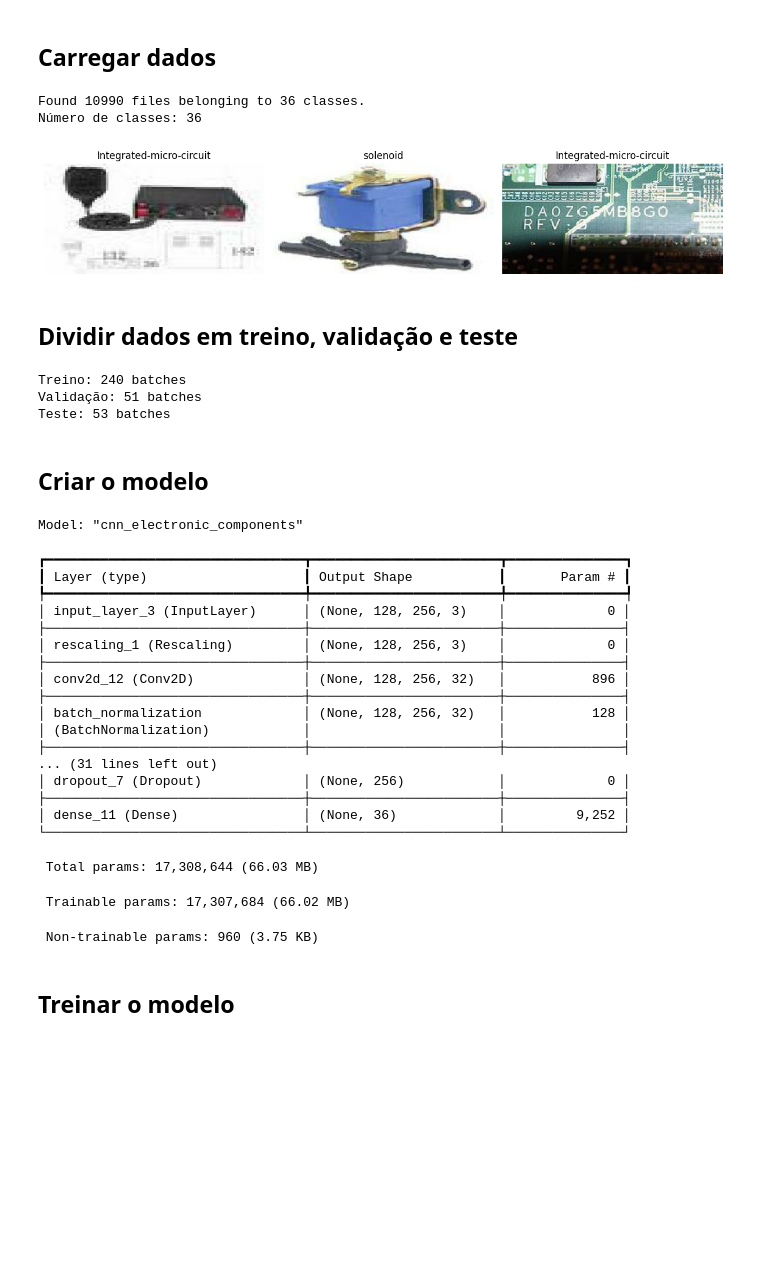
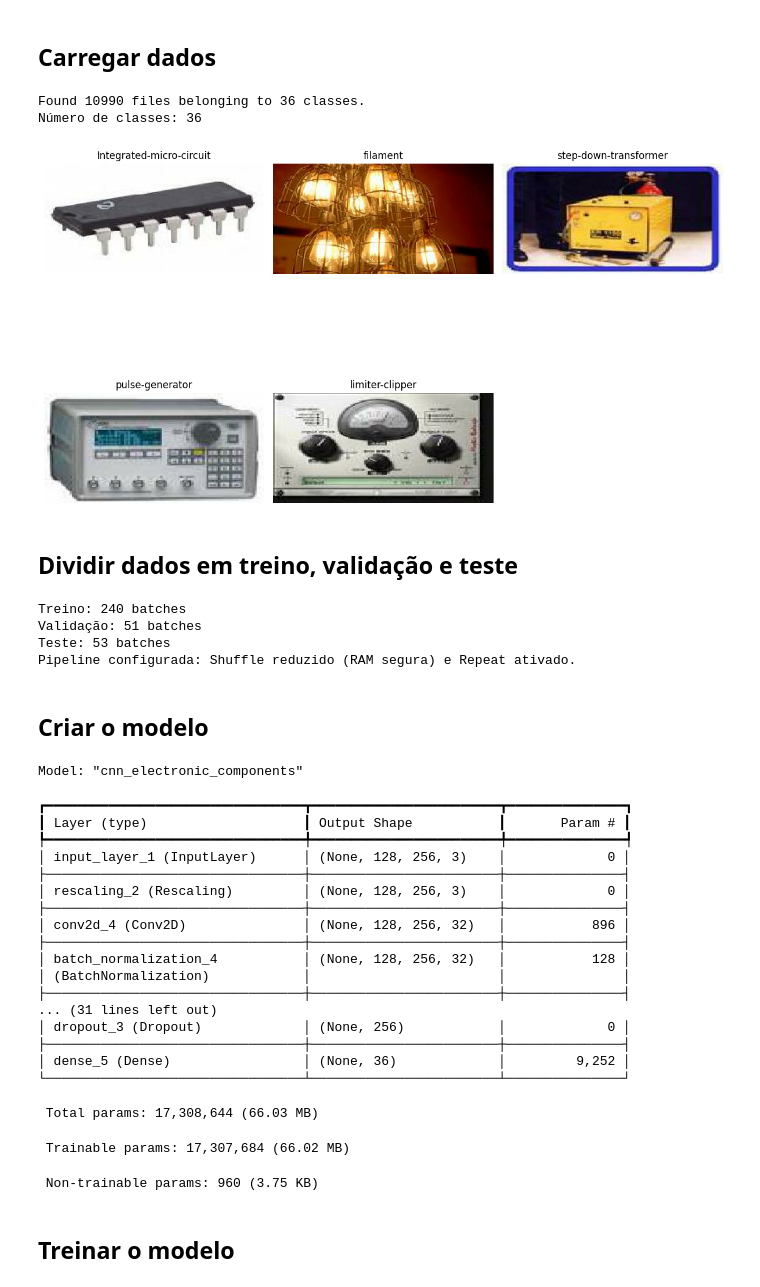
Before and after one commit to matheusssilva991/tarefa24_ia_embarcatech, a Jupyter notebook: src/main.ipynb, the cells around one changed output. Cells and saved outputs as stored; diff of their text form; code cells hidden in the pictures; blank space fills up the shorter version.

```diff
--- a/src/main.ipynb
+++ b/src/main.ipynb
@@ -25,36 +71,40 @@ Versão do Tensorflow:
 # %%
 # Configurações
 IMG_SIZE = (128, 256)
 BATCH_SIZE = 32
 SEED = 42
 
-IMAGE_BASE_PATH = "../data/images"
+IMAGE_BASE_PATH = path
 
 # Carregar TODOS os dados
 full_dataset = tf.keras.utils.image_dataset_from_directory(
     IMAGE_BASE_PATH,
     seed=SEED,
     image_size=IMG_SIZE,
     batch_size=BATCH_SIZE,
     label_mode='categorical',
+    class_names=classes_corretas,
     shuffle=True
 )
 
 # Obter informações
 class_names = full_dataset.class_names
 num_classes = len(class_names)
 
 print(f"Número de classes: {num_classes}")
 
 # Visualizar amostras do dataset
-plot_sample_images(full_dataset, class_names, num_images=3)
+plot_sample_images(full_dataset, class_names, num_images=5)
 # %% [output]
 Found 10990 files belonging to 36 classes.
 Número de classes: 36
-[figure, old version]
+[figure, new version]
 # %% [markdown]
 ## Dividir dados em treino, validação e teste
 # %%
+def normalize(image, label):
+    return normalization_layer(image), label
+
 total_batches = tf.data.experimental.cardinality(full_dataset).numpy()
 train_size = int(0.7 * total_batches)
 val_size = int(0.15 * total_batches)
@@ -73,24 +123,35 @@ print(f"Teste: {test_size} batches")
 # Otimização com AUTOTUNE
 AUTOTUNE = tf.data.AUTOTUNE
 
-train_dataset = train_dataset.cache().shuffle(1000).prefetch(buffer_size=AUTOTUNE)
+# 1. Normalização
+# Mapeia a normalização usando processamento paralelo
+train_dataset = train_dataset.map(normalize, num_parallel_calls=AUTOTUNE)
+val_dataset = val_dataset.map(normalize, num_parallel_calls=AUTOTUNE)
+test_dataset = test_dataset.map(normalize, num_parallel_calls=AUTOTUNE)
+
+# 2. Configuração Otimizada e Segura para RAM
+# Cache: Se der erro de memória de novo, REMOVA esta linha .cache()
+# train_dataset = train_dataset.cache()
+
+# Shuffle: Buffer reduzido para não estourar a RAM (30 batches ~= 960 imagens)
+train_dataset = train_dataset.shuffle(buffer_size=30)
+
+# Repeat: Essencial para evitar o erro "OUT_OF_RANGE"
+train_dataset = train_dataset.repeat()
+
+# Prefetch: Garante velocidade
+train_dataset = train_dataset.prefetch(buffer_size=AUTOTUNE)
+
+# Configuração de Validação e Teste
 val_dataset = val_dataset.cache().prefetch(buffer_size=AUTOTUNE)
-test_dataset = test_dataset.cache().prefetch(buffer_size=AUTOTUNE)
+test_dataset = test_dataset.prefetch(buffer_size=AUTOTUNE)
 
-# Após carregar o dataset, adicione normalização
-normalization_layer = layers.Rescaling(1./255)
-
-def normalize(image, label):
-    return normalization_layer(image), label
-
-# Aplicar nos datasets
-train_dataset = train_dataset.map(normalize)
-val_dataset = val_dataset.map(normalize)
-test_dataset = test_dataset.map(normalize)
+print("Pipeline configurada: Shuffle reduzido (RAM segura) e Repeat ativado.")
 # %% [output]
 Treino: 240 batches
 Validação: 51 batches
 Teste: 53 batches
+Pipeline configurada: Shuffle reduzido (RAM segura) e Repeat ativado.
 # %% [markdown]
 ## Criar o modelo
 # %%
@@ -143,19 +204,19 @@ Model: "cnn_electronic_components"
 ┏━━━━━━━━━━━━━━━━━━━━━━━━━━━━━━━━━┳━━━━━━━━━━━━━━━━━━━━━━━━┳━━━━━━━━━━━━━━━┓
 ┃ Layer (type)                    ┃ Output Shape           ┃       Param # ┃
 ┡━━━━━━━━━━━━━━━━━━━━━━━━━━━━━━━━━╇━━━━━━━━━━━━━━━━━━━━━━━━╇━━━━━━━━━━━━━━━┩
-│ input_layer_3 (InputLayer)      │ (None, 128, 256, 3)    │             0 │
+│ input_layer_1 (InputLayer)      │ (None, 128, 256, 3)    │             0 │
 ├─────────────────────────────────┼────────────────────────┼───────────────┤
-│ rescaling_1 (Rescaling)         │ (None, 128, 256, 3)    │             0 │
+│ rescaling_2 (Rescaling)         │ (None, 128, 256, 3)    │             0 │
 ├─────────────────────────────────┼────────────────────────┼───────────────┤
-│ conv2d_12 (Conv2D)              │ (None, 128, 256, 32)   │           896 │
+│ conv2d_4 (Conv2D)               │ (None, 128, 256, 32)   │           896 │
 ├─────────────────────────────────┼────────────────────────┼───────────────┤
-│ batch_normalization             │ (None, 128, 256, 32)   │           128 │
+│ batch_normalization_4           │ (None, 128, 256, 32)   │           128 │
 │ (BatchNormalization)            │                        │               │
 ├─────────────────────────────────┼────────────────────────┼───────────────┤
 ... (31 lines left out)
-│ dropout_7 (Dropout)             │ (None, 256)            │             0 │
+│ dropout_3 (Dropout)             │ (None, 256)            │             0 │
 ├─────────────────────────────────┼────────────────────────┼───────────────┤
-│ dense_11 (Dense)                │ (None, 36)             │         9,252 │
+│ dense_5 (Dense)                 │ (None, 36)             │         9,252 │
 └─────────────────────────────────┴────────────────────────┴───────────────┘
  Total params: 17,308,644 (66.03 MB)
  Trainable params: 17,307,684 (66.02 MB)
```
Also changed, not shown: parts of 5 cells of this notebook.
